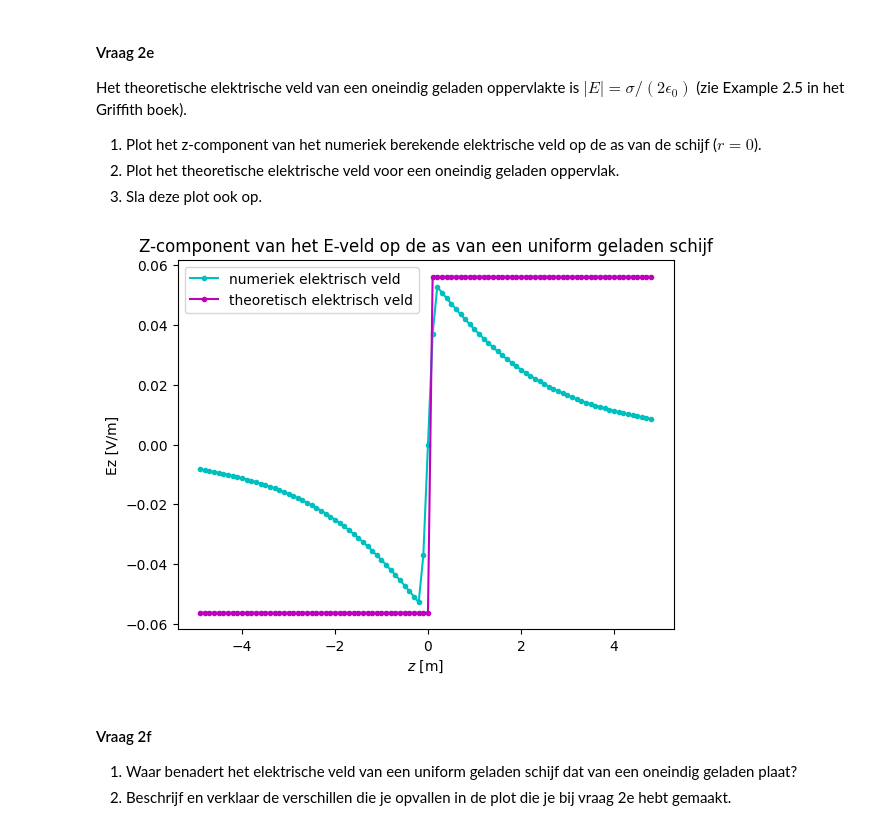
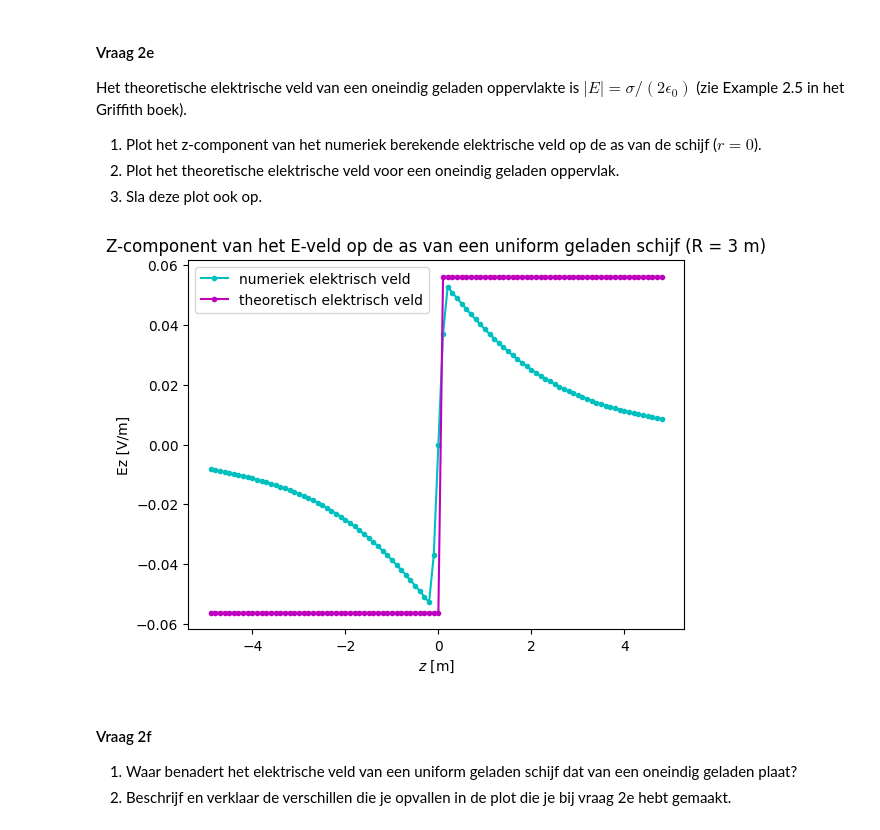
Before and after one commit to thaak123/THAAK-opdrachten-DEF-D, a Jupyter notebook: DigitaleOntwerpopdrachten/1CondensatorOpdracht/CondensatorOntwerpopdracht.ipynb, the cells around one changed output. Drawn from its saved outputs; the diff is of its cells as text; code cells hidden in the pictures.

```diff
--- a/DigitaleOntwerpopdrachten/1CondensatorOpdracht/CondensatorOntwerpopdracht.ipynb
+++ b/DigitaleOntwerpopdrachten/1CondensatorOpdracht/CondensatorOntwerpopdracht.ipynb
@@ -309,24 +308,24 @@ Het theoretische elektrische veld van een oneindig geladen oppervlakte is $|E| =
 # %%
 ###
 ###Hier jouw code###
 ###
 
 idx_r_zero = np.where(r == 0)[0][0] # index bij r = 0
 Ez_r_zero = Ez[:,idx_r_zero]
 
 Ez_theoretisch = sigma/(2*epsilon0)*np.sign(z_for_E)
 
 plt.figure()
-plt.title("Z-component van het E-veld op de as van een uniform geladen schijf")
+plt.title("Z-component van het E-veld op de as van een uniform geladen schijf (R = 3 m)")
 plt.plot(z_for_E, Ez_r_zero, 'c.-', label="numeriek elektrisch veld") #2e.1
 plt.plot(z_for_E, Ez_theoretisch, 'm.-', label="theoretisch elektrisch veld") #2e.2
 plt.xlabel(r"$z$ [m]")
 plt.ylabel(r"Ez [V/m]")
 plt.legend()
-plt.savefig("figures/E_z_schijf.png", dpi=300) # slaat de plot op (opgave 2e.3)
+plt.savefig("figures/E_z_schijf_3m.png", dpi=300, bbox_inches='tight') # slaat de plot op (opgave 2e.3)
 plt.show()
 # %% [output]
-[figure, old version]
+[figure, new version]
 # %% [markdown]
 #### Vraag 2f
 1. Waar benadert het elektrische veld van een uniform geladen schijf dat van een oneindig geladen plaat?
```
Also changed, not shown: parts of 5 cells of this notebook, 4 other files.
